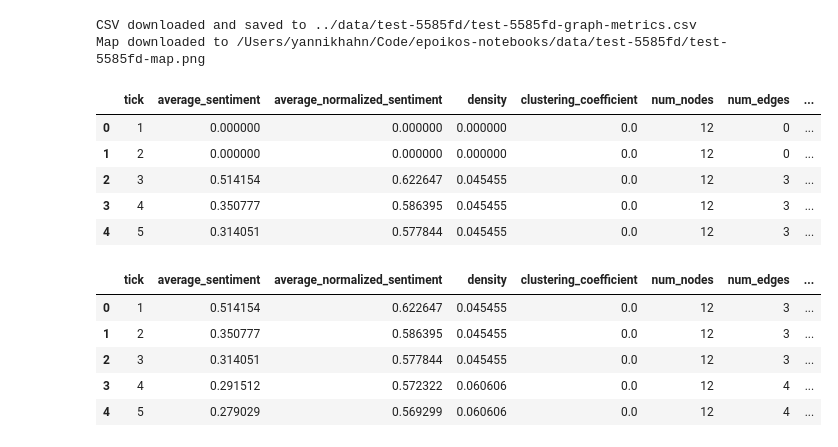
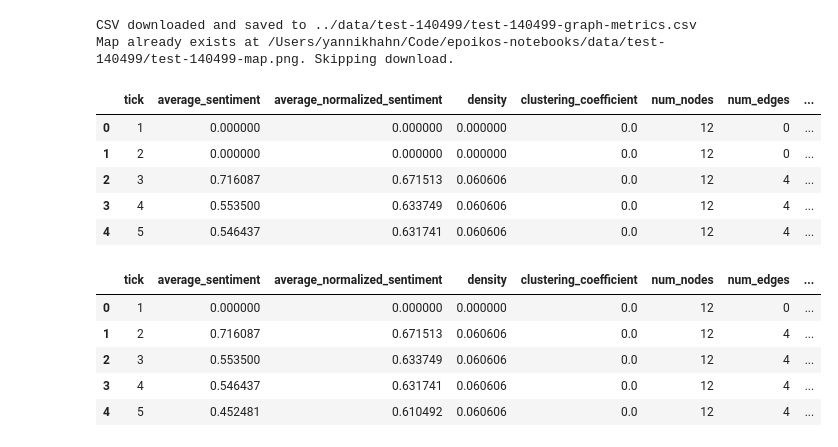
Before and after one commit to epoikos-project/notebooks, a Jupyter notebook: plots/relationship_graph.ipynb, the cells around one changed output. Cells and saved outputs as stored; diff of their text form; code cells hidden in the pictures.

```diff
--- a/plots/relationship_graph.ipynb
+++ b/plots/relationship_graph.ipynb
@@ -12,6 +13,8 @@ import matplotlib.pyplot as plt
 # %%
-simulation_id = "test-5585fd"
+simulation_id = "test-140499"
 personality = "Neutral Personality"
+
+data_dir = os.path.abspath(os.path.join("..", "data", simulation_id))
 
 download_relationship_metrics_csv(simulation_id=simulation_id, redownload=False)
 download_map(simulation_id=simulation_id)
@@ -19,26 +22,29 @@ df = read_relationship_metrics_csv(simulation_id=simulation_id)
 
 df.head()
 # %% [output]
-CSV downloaded and saved to ../data/test-5585fd/test-5585fd-graph-metrics.csv
-Map downloaded to /Users/yannikhahn/Code/epoikos-notebooks/data/test-5585fd/test-5585fd-map.png
+CSV downloaded and saved to ../data/test-140499/test-140499-graph-metrics.csv
+Map already exists at /Users/yannikhahn/Code/epoikos-notebooks/data/test-140499/test-140499-map.png. Skipping download.
 |  | tick | average_sentiment | average_normalized_sentiment | density | clustering_coefficient | num_nodes | num_edges | ... |
 | 0 | 1 | 0.000000 | 0.000000 | 0.000000 | 0.0 | 12 | 0 | ... |
 | 1 | 2 | 0.000000 | 0.000000 | 0.000000 | 0.0 | 12 | 0 | ... |
-| 2 | 3 | 0.514154 | 0.622647 | 0.045455 | 0.0 | 12 | 3 | ... |
-| 3 | 4 | 0.350777 | 0.586395 | 0.045455 | 0.0 | 12 | 3 | ... |
-| 4 | 5 | 0.314051 | 0.577844 | 0.045455 | 0.0 | 12 | 3 | ... |
+| 2 | 3 | 0.716087 | 0.671513 | 0.060606 | 0.0 | 12 | 4 | ... |
+| 3 | 4 | 0.553500 | 0.633749 | 0.060606 | 0.0 | 12 | 4 | ... |
+| 4 | 5 | 0.546437 | 0.631741 | 0.060606 | 0.0 | 12 | 4 | ... |
 # %%
-df_filtered = df[df['average_sentiment'] != 0].copy()
+df_filtered = pd.concat([
+    df.iloc[[0]],
+    df.iloc[1:][df.iloc[1:]['average_sentiment'] != 0]
+]).copy()
 df_filtered['tick'] = range(1, len(df_filtered) + 1)
 df_filtered = df_filtered.sort_values('tick').reset_index(drop=True)
 df_filtered.head()
 # %% [output]
 |  | tick | average_sentiment | average_normalized_sentiment | density | clustering_coefficient | num_nodes | num_edges | ... |
-| 0 | 1 | 0.514154 | 0.622647 | 0.045455 | 0.0 | 12 | 3 | ... |
-| 1 | 2 | 0.350777 | 0.586395 | 0.045455 | 0.0 | 12 | 3 | ... |
-| 2 | 3 | 0.314051 | 0.577844 | 0.045455 | 0.0 | 12 | 3 | ... |
-| 3 | 4 | 0.291512 | 0.572322 | 0.060606 | 0.0 | 12 | 4 | ... |
-| 4 | 5 | 0.279029 | 0.569299 | 0.060606 | 0.0 | 12 | 4 | ... |
+| 0 | 1 | 0.000000 | 0.000000 | 0.000000 | 0.0 | 12 | 0 | ... |
+| 1 | 2 | 0.716087 | 0.671513 | 0.060606 | 0.0 | 12 | 4 | ... |
+| 2 | 3 | 0.553500 | 0.633749 | 0.060606 | 0.0 | 12 | 4 | ... |
+| 3 | 4 | 0.546437 | 0.631741 | 0.060606 | 0.0 | 12 | 4 | ... |
+| 4 | 5 | 0.452481 | 0.610492 | 0.060606 | 0.0 | 12 | 4 | ... |
 # %%
 world_data = get_world_data(simulation_id)
 agent_data = get_agent_data(simulation_id)
```
Also changed, not shown: parts of 3 cells of this notebook.
